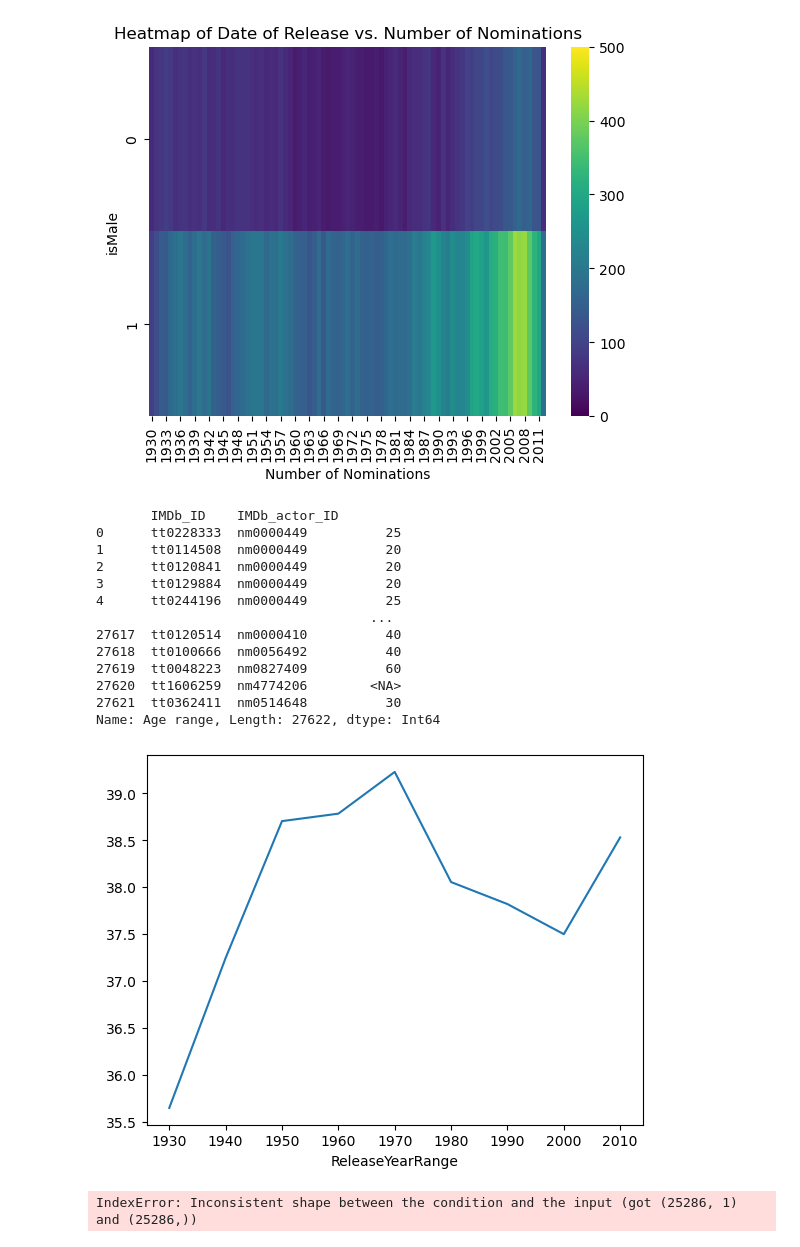
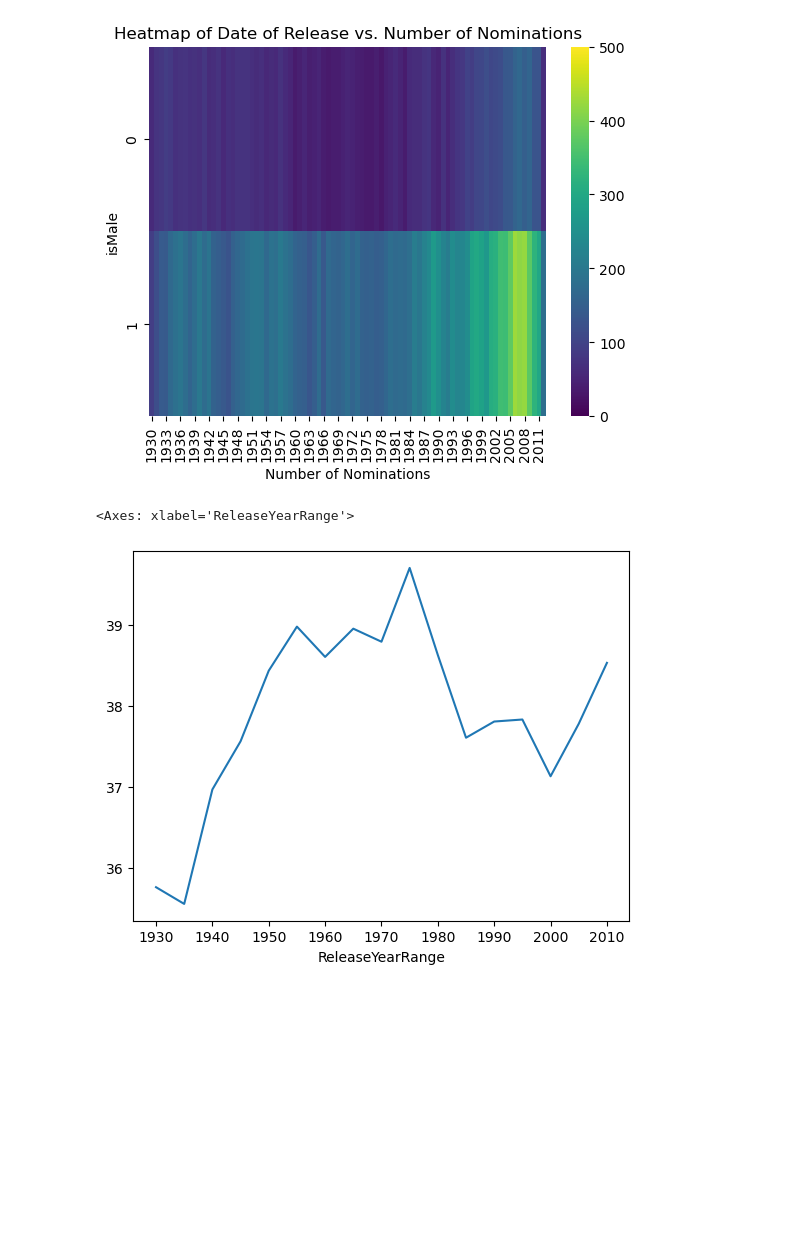
Before and after one commit to epfl-ada/ada-2023-project-dromadaire, a Jupyter notebook: ModeAnal.ipynb, the cells around one changed output. Drawn from its saved outputs; the diff is of its cells as text; code cells hidden in the pictures; blank space fills up the shorter version.

```diff
--- a/ModeAnal.ipynb
+++ b/ModeAnal.ipynb
@@ -116,30 +119,13 @@ plt.show()
 # %%
 #mode_per_date = actors['Features']['age_at_release'].groupby(actors['Info']['Movie release date']).apply(lambda x: x.mode().iloc[0])
 #mode_per_date.plot()
 
-actors['ReleaseYearRange'] = (actors['Info']['Movie release date'] // 10) * 10
+actors['ReleaseYearRange'] = (actors['Info']['Movie release date'] // 5) * 5
 
 
 #mean_per_date = actors['Features']['age_at_release'].groupby(actors['Info']['Movie release date']).mean()
 mean_per_date = actors['Features']['age_at_release'].groupby(actors['ReleaseYearRange']).mean()
 mean_per_date.plot()
 # %% [output]
-       IMDb_ID    IMDb_actor_ID
-0      tt0228333  nm0000449          25
-1      tt0114508  nm0000449          20
-2      tt0120841  nm0000449          20
-3      tt0129884  nm0000449          20
-4      tt0244196  nm0000449          25
-                                   ...
-27617  tt0120514  nm0000410          40
-27618  tt0100666  nm0056492          40
-27619  tt0048223  nm0827409          60
-27620  tt1606259  nm4774206        <NA>
-27621  tt0362411  nm0514648          30
-Name: Age range, Length: 27622, dtype: Int64
+<Axes: xlabel='ReleaseYearRange'>
-[figure, old version]
+[figure, new version]
-# %%
-
-sns.heatmap(actors['Features']['age_at_release'].dropna(), annot=True, fmt="d")
-# %% [output]
-IndexError: Inconsistent shape between the condition and the input (got (25286, 1) and (25286,))
```
Also changed, not shown: parts of 15 cells of this notebook, 1 other file.
